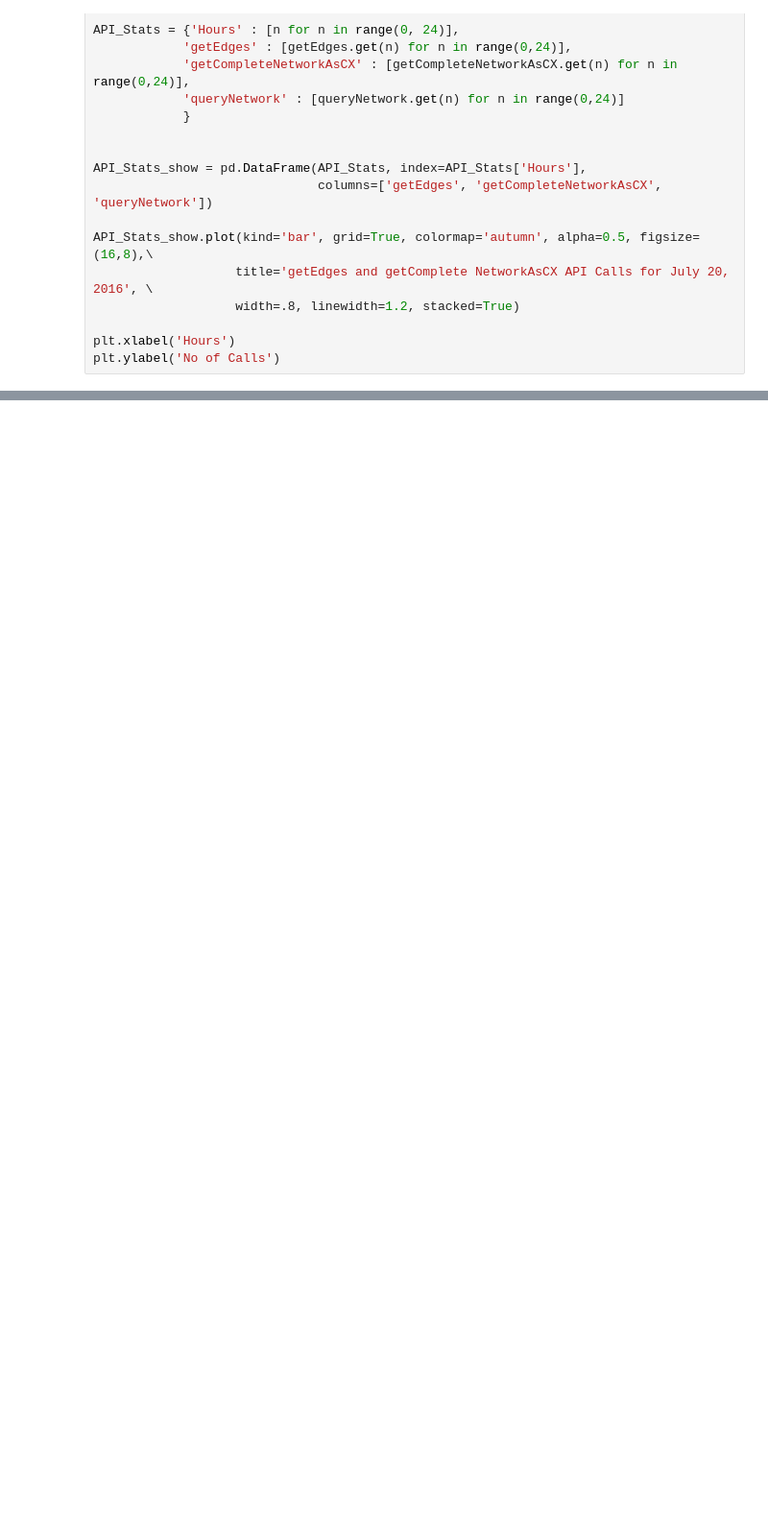
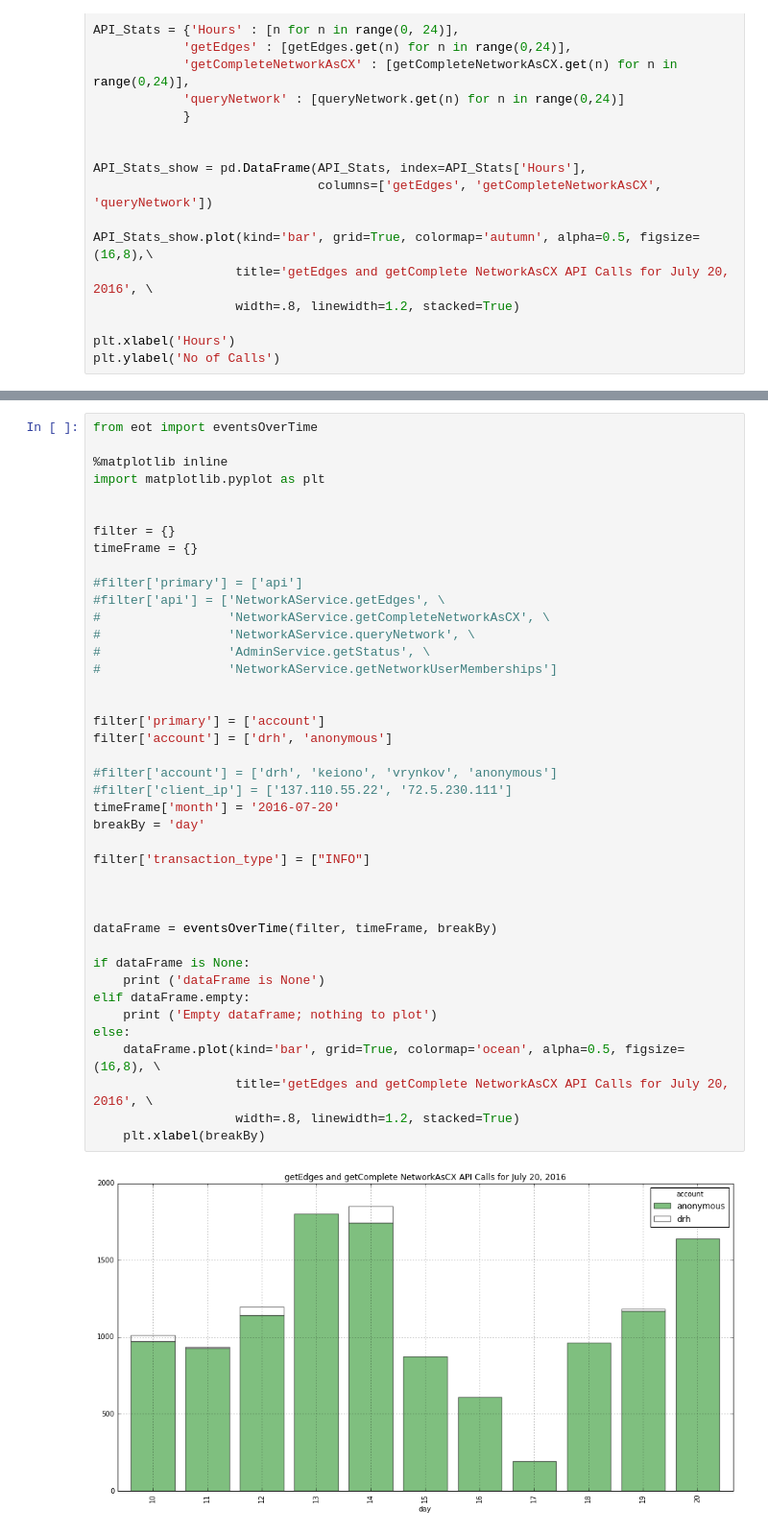
Before and after one commit to ndexbio/ndex-stats-jupyter-notebooks, a Jupyter notebook: getComplete_getEdges_hourly_distribution.ipynb, the cells around one changed output, grey strips where cells are left out. Shown: that part at 96% size. Drawn from its saved outputs; the diff is of its cells as text; blank space fills up the shorter version.

Commit message:
Created package eot.py that contains eventsOverTime() API. Added examples_of_eventsOverTime.ipynb that demonstrates how eventsOverTime() can be used.

```diff
--- a/getComplete_getEdges_hourly_distribution.ipynb
+++ b/getComplete_getEdges_hourly_distribution.ipynb
@@ -92,0 +533,43 @@ plt.ylabel('No of Calls')
+# %%
+from eot import eventsOverTime
+
+%matplotlib inline
+import matplotlib.pyplot as plt
+
+
+filter = {}
+timeFrame = {}
+
+#filter['primary'] = ['api']
+#filter['api'] = ['NetworkAService.getEdges', \
+#                 'NetworkAService.getCompleteNetworkAsCX', \
+#                 'NetworkAService.queryNetwork', \
+#                 'AdminService.getStatus', \
+#                 'NetworkAService.getNetworkUserMemberships']
+
+
+filter['primary'] = ['account']
+filter['account'] = ['drh', 'anonymous']
+
+#filter['account'] = ['drh', 'keiono', 'vrynkov', 'anonymous']
+#filter['client_ip'] = ['137.110.55.22', '72.5.230.111']
+timeFrame['month'] = '2016-07-20'
+breakBy = 'day'
+
+filter['transaction_type'] = ["INFO"]
+
+
+
+dataFrame = eventsOverTime(filter, timeFrame, breakBy)
+
+if dataFrame is None:
+    print ('dataFrame is None')
+elif dataFrame.empty:
+    print ('Empty dataframe; nothing to plot')
+else:
+    dataFrame.plot(kind='bar', grid=True, colormap='ocean', alpha=0.5, figsize=(16,8), \
+                   title='getEdges and getComplete NetworkAsCX API Calls for July 20, 2016', \
+                   width=.8, linewidth=1.2, stacked=True)
+    plt.xlabel(breakBy)
+# %% [output]
+[figure, added]
```
Also changed, not shown: parts of 3 cells of this notebook, 8 other files.
